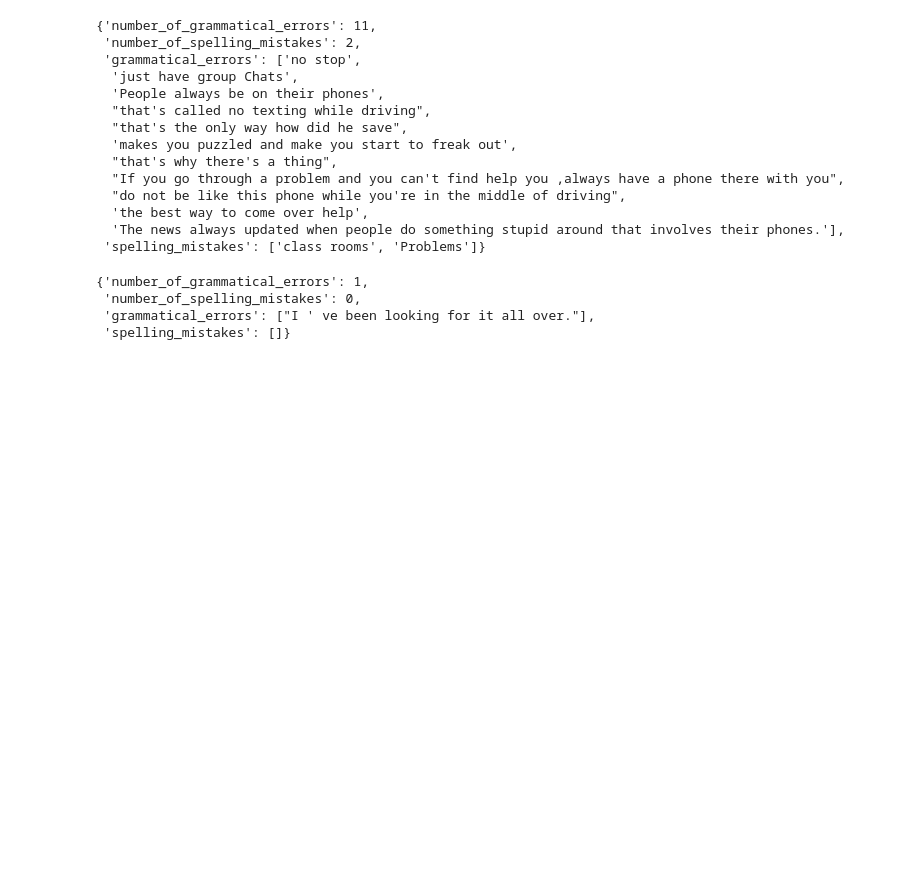
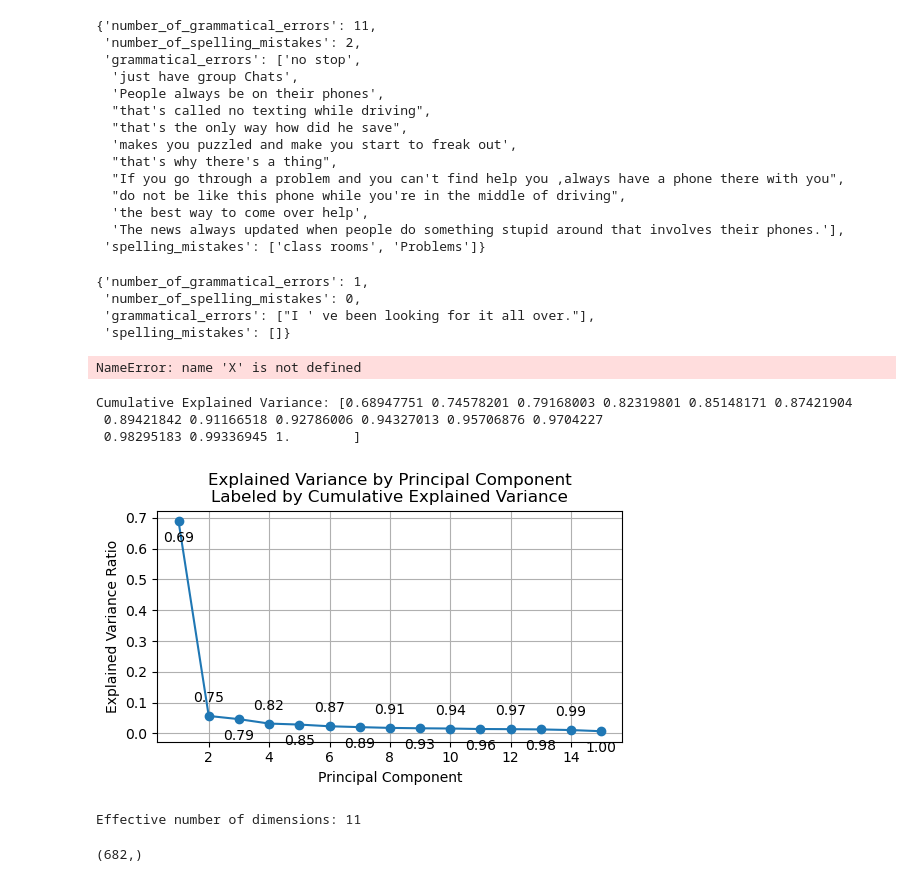
Before and after one commit to uwyang/blog_aidetector, a Jupyter notebook: blog3_gpt4o_evaluation.ipynb, the cells around one changed output. Cells and saved outputs as stored; diff of their text form; code cells hidden in the pictures; blank space fills up the shorter version.

```diff
--- a/blog3_gpt4o_evaluation.ipynb
+++ b/blog3_gpt4o_evaluation.ipynb
@@ -504,0 +564,57 @@ dict(evaluator1.evaluate_essay("I can't find my phone. Have you seen it somewher
+# %%
+import numpy as np
+from sklearn.decomposition import PCA
+import matplotlib.pyplot as plt
+
+
+
+X.shape
+# %% [output]
+NameError: name 'X' is not defined
+# %%
+X = np.array(evaldf[ordinal_evaluation_keys])
+# %%
+
+# Apply PCA without specifying n_components to get all components
+pca = PCA()
+pca.fit(X)
+
+# Explained variance ratio for each principal component
+explained_variance = pca.explained_variance_ratio_
+
+# Plot the explained variance to visualize the intrinsic dimensionality
+plt.figure(figsize=(6, 3))
+plt.plot(range(1, len(explained_variance) + 1), explained_variance, marker='o')
+plt.xlabel('Principal Component')
+plt.ylabel('Explained Variance Ratio')
+plt.title('Explained Variance by Principal Component\nLabeled by Cumulative Explained Variance')
+plt.grid(True)
+
+# Cumulative explained variance to determine effective dimensions
+cumulative_variance = np.cumsum(explained_variance)
+print("Cumulative Explained Variance:", cumulative_variance)
+
+# Annotate cumulative variance below and above each point in repetition
+for i, cv in enumerate(cumulative_variance):
+    if i % 2 == 0:
+        plt.annotate(f'{cv:.2f}', (i + 1, explained_variance[i]), textcoords="offset points", xytext=(0, -15), ha='center')
+    else:
+        plt.annotate(f'{cv:.2f}', (i + 1, explained_variance[i]), textcoords="offset points", xytext=(0, 10), ha='center')
+
+plt.show()
+
+# Determine number of components explaining ~95% of the variance
+num_effective_dimensions = np.argmax(cumulative_variance >= 0.95) + 1
+print(f'Effective number of dimensions: {num_effective_dimensions}')
+# %% [output]
+Cumulative Explained Variance: [0.68947751 0.74578201 0.79168003 0.82319801 0.85148171 0.87421904
+ 0.89421842 0.91166518 0.92786006 0.94327013 0.95706876 0.9704227
+ 0.98295183 0.99336945 1.        ]
+[figure, added]
+Effective number of dimensions: 11
+# %%
+
+y = np.array(evaldf['label'])
+y.shape
+# %% [output]
+(682,)
```
Also changed, not shown: parts of 15 cells of this notebook, 25 other files.
